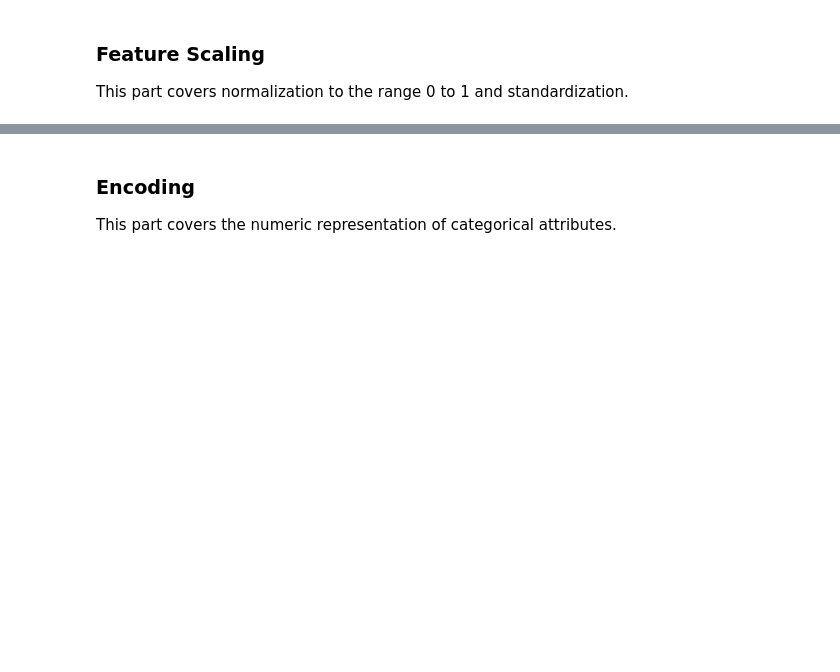
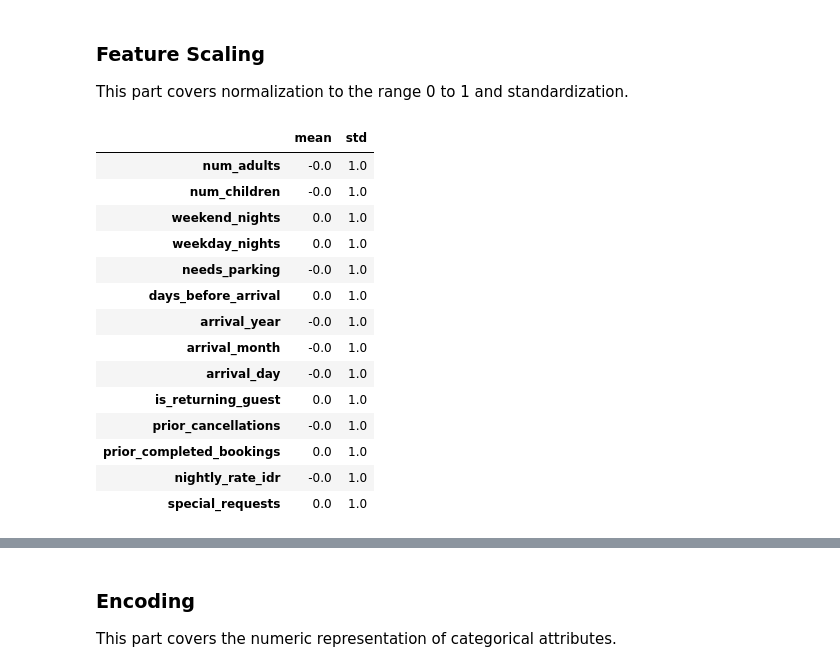
Before and after one commit to buege-putra/IF3170_G23_NoName, a Jupyter notebook: notebook.ipynb, the cells around one changed output, grey strips where cells are left out. Cells and saved outputs as stored; diff of their text form; code cells hidden in the pictures; blank space fills up the shorter version.

```diff
--- a/notebook.ipynb
+++ b/notebook.ipynb
@@ -673,3 +673,33 @@ This part covers new attributes derived from existing ones.
 ### Feature Scaling
 
 This part covers normalization to the range 0 to 1 and standardization.
+# %%
+X_train_tree, X_val_tree, X_test_tree = X_train.copy(), X_val.copy(), X_test.copy()
+
+def scale(fit, frames, columns, kind='standard'):
+    columns = as_list(columns)
+    scalers = {'standard': StandardScaler, 'minmax': MinMaxScaler, 'robust': RobustScaler}
+    scaler = scalers[kind]().fit(fit[columns])
+
+    for frame in frames:
+        frame[columns] = scaler.transform(frame[columns])
+
+frames = [X_train, X_val, X_test]
+scale(X_train, frames, NUMERIC_FEATURES)
+X_train[NUMERIC_FEATURES].describe().T[['mean', 'std']].round(2)
+# %% [output]
+|  | mean | std |
+| num_adults | -0.0 | 1.0 |
+| num_children | -0.0 | 1.0 |
+| weekend_nights | 0.0 | 1.0 |
+| weekday_nights | 0.0 | 1.0 |
+| needs_parking | -0.0 | 1.0 |
+| days_before_arrival | 0.0 | 1.0 |
+| arrival_year | -0.0 | 1.0 |
+| arrival_month | -0.0 | 1.0 |
+| arrival_day | -0.0 | 1.0 |
+| is_returning_guest | 0.0 | 1.0 |
+| prior_cancellations | -0.0 | 1.0 |
+| prior_completed_bookings | 0.0 | 1.0 |
+| nightly_rate_idr | -0.0 | 1.0 |
+| special_requests | 0.0 | 1.0 |
```
Also changed, not shown: parts of 8 cells of this notebook.
